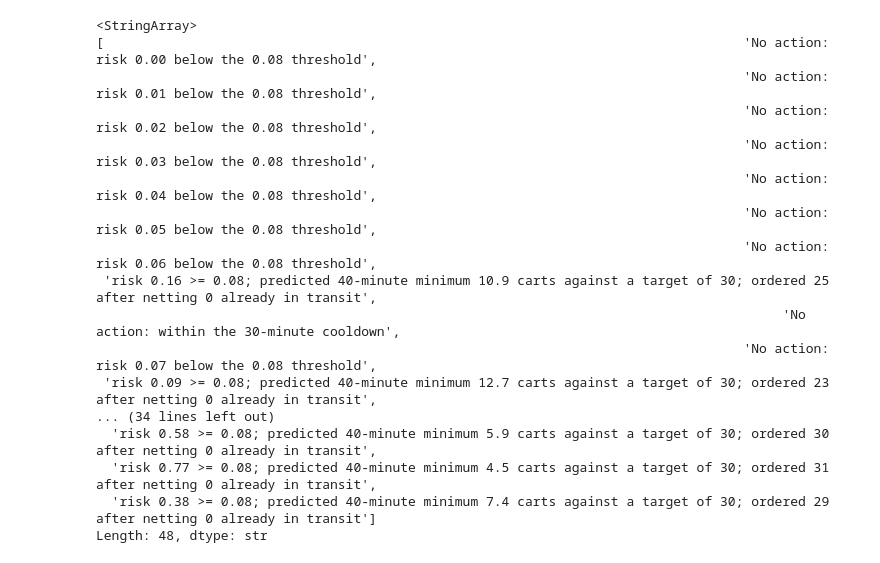
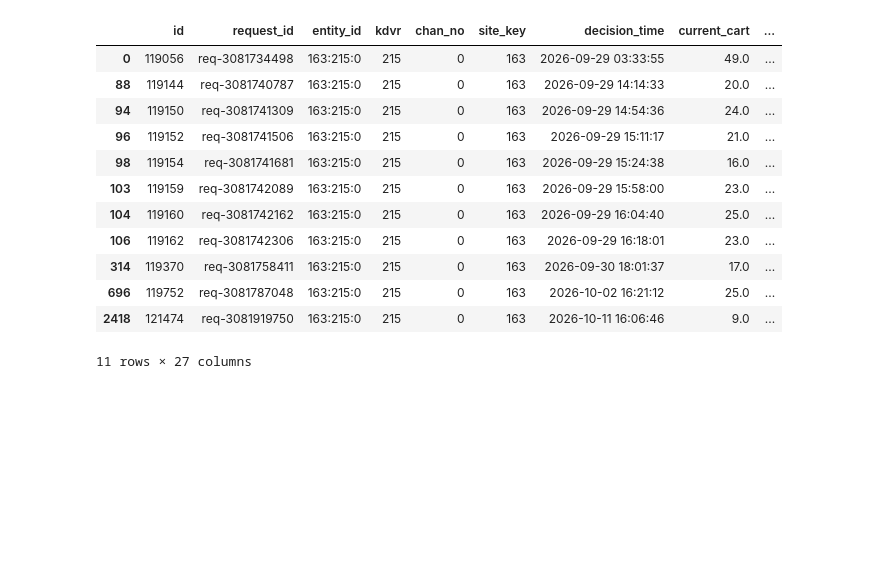
Before and after one commit to ZacFawkes/Cartcounting_model_forecast, a Jupyter notebook: backtest plot.ipynb, the cells around one changed output. Cells and saved outputs as stored; diff of their text form; code cells hidden in the pictures; blank space fills up the shorter version.

Commit message:
new precheck with config

```diff
--- a/backtest plot.ipynb
+++ b/backtest plot.ipynb
@@ -20,20 +24,22 @@ print(data_alert.shape, data_raw.shape)
 # %%
+config_minimum_threshold is defined by users
+data_alert[
+    (~data_alert['reason'].isin(['No action: covered by pending order'])) &
+    (data_alert['quantity'] == 0) &
+    (data_alert['current_cart'] >= config_minimum_threshold+2)
+]
 # %% [output]
+|  | id | request_id | entity_id | kdvr | chan_no | site_key | decision_time | current_cart | ... |
+| 0 | 119056 | req-3081734498 | 163:215:0 | 215 | 0 | 163 | 2026-09-29 03:33:55 | 49.0 | ... |
+| 88 | 119144 | req-3081740787 | 163:215:0 | 215 | 0 | 163 | 2026-09-29 14:14:33 | 20.0 | ... |
+| 94 | 119150 | req-3081741309 | 163:215:0 | 215 | 0 | 163 | 2026-09-29 14:54:36 | 24.0 | ... |
+| 96 | 119152 | req-3081741506 | 163:215:0 | 215 | 0 | 163 | 2026-09-29 15:11:17 | 21.0 | ... |
+| 98 | 119154 | req-3081741681 | 163:215:0 | 215 | 0 | 163 | 2026-09-29 15:24:38 | 16.0 | ... |
+| 103 | 119159 | req-3081742089 | 163:215:0 | 215 | 0 | 163 | 2026-09-29 15:58:00 | 23.0 | ... |
+| 104 | 119160 | req-3081742162 | 163:215:0 | 215 | 0 | 163 | 2026-09-29 16:04:40 | 25.0 | ... |
+| 106 | 119162 | req-3081742306 | 163:215:0 | 215 | 0 | 163 | 2026-09-29 16:18:01 | 23.0 | ... |
+| 314 | 119370 | req-3081758411 | 163:215:0 | 215 | 0 | 163 | 2026-09-30 18:01:37 | 17.0 | ... |
+| 696 | 119752 | req-3081787048 | 163:215:0 | 215 | 0 | 163 | 2026-10-02 16:21:12 | 25.0 | ... |
+| 2418 | 121474 | req-3081919750 | 163:215:0 | 215 | 0 | 163 | 2026-10-11 16:06:46 | 9.0 | ... |
-<StringArray>
-[                                                                                  'No action: risk 0.00 below the 0.08 threshold',
-                                                                                   'No action: risk 0.01 below the 0.08 threshold',
-                                                                                   'No action: risk 0.02 below the 0.08 threshold',
-                                                                                   'No action: risk 0.03 below the 0.08 threshold',
-                                                                                   'No action: risk 0.04 below the 0.08 threshold',
-                                                                                   'No action: risk 0.05 below the 0.08 threshold',
-                                                                                   'No action: risk 0.06 below the 0.08 threshold',
- 'risk 0.16 >= 0.08; predicted 40-minute minimum 10.9 carts against a target of 30; ordered 25 after netting 0 already in transit',
-                                                                                        'No action: within the 30-minute cooldown',
-                                                                                   'No action: risk 0.07 below the 0.08 threshold',
- 'risk 0.09 >= 0.08; predicted 40-minute minimum 12.7 carts against a target of 30; ordered 23 after netting 0 already in transit',
-... (34 lines left out)
-  'risk 0.58 >= 0.08; predicted 40-minute minimum 5.9 carts against a target of 30; ordered 30 after netting 0 already in transit',
-  'risk 0.77 >= 0.08; predicted 40-minute minimum 4.5 carts against a target of 30; ordered 31 after netting 0 already in transit',
-  'risk 0.38 >= 0.08; predicted 40-minute minimum 7.4 carts against a target of 30; ordered 29 after netting 0 already in transit']
-Length: 48, dtype: str
+11 rows × 27 columns
 # %%
```
Also changed, not shown: parts of 11 cells of this notebook, 4 other files.
